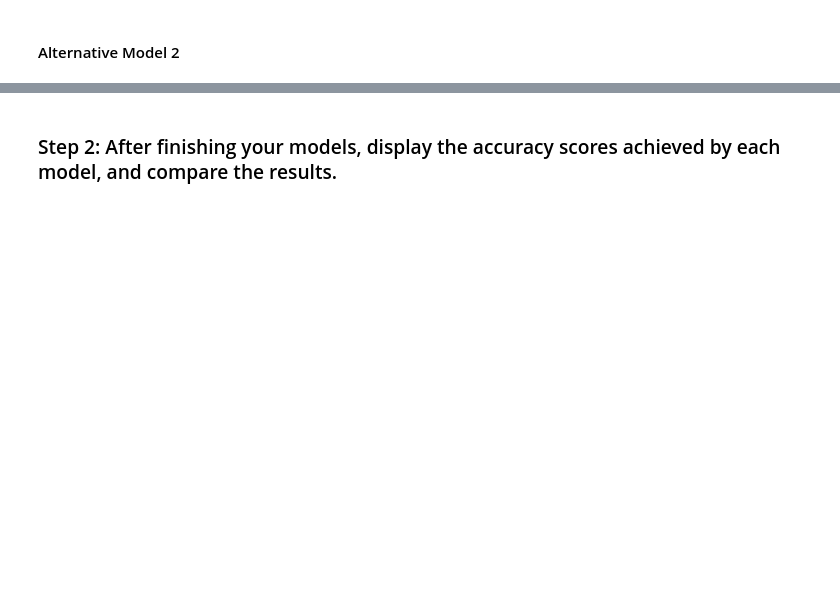
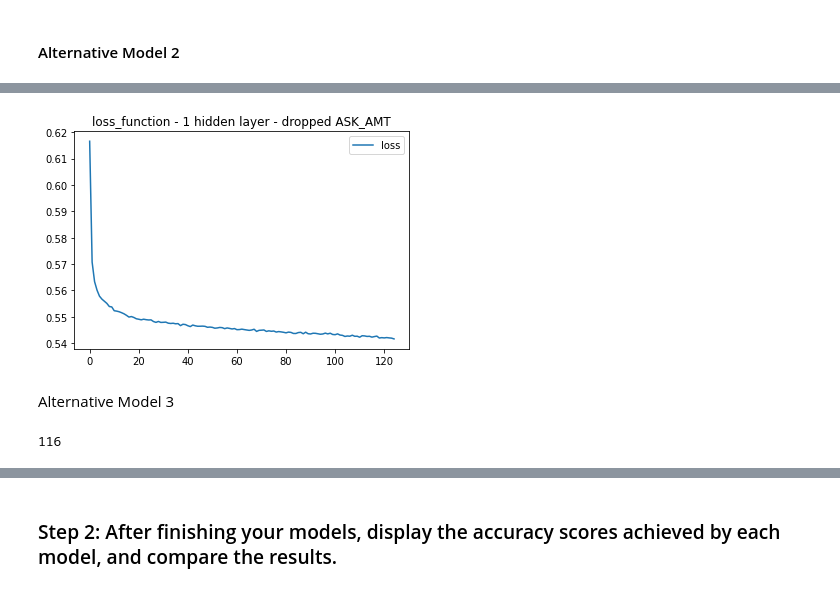
Before and after one commit to sangramsinghg/berkeley_fintech_module_13_challenge, a Jupyter notebook: GC_venture_funding_with_deep_learning.ipynb, the cells around one changed output, grey strips where cells are left out. Saved outputs shown, nothing was run; the diff lists cells and outputs as text; code cells hidden in the pictures; blank space fills up the shorter version.

```diff
--- a/GC_venture_funding_with_deep_learning.ipynb
+++ b/GC_venture_funding_with_deep_learning.ipynb
@@ -363,0 +543,12 @@ fit_model_A1 = # YOUR CODE HERE
+# %%
+# Create the Sequential model instance
+nn_a2 = Sequential()
+# %%
+# First hidden layer
+nn_a2.add(Dense(input_dim=number_input_features, units=hidden_nodes_layer1_a2, activation="relu"))
+
+# Output layer
+nn_a2.add(Dense(units=number_output_neurons_a2, activation="sigmoid"))
+
+# Check the structure of the model
+nn_a2.summary()
@@ -363,0 +568,16 @@ fit_model_A1 = # YOUR CODE HERE
+# %%
+# Compile the model
+nn_a2.compile(loss="binary_crossentropy", optimizer="adam", metrics=["accuracy"])
+# %%
+# Fit the model
+fit_model_a2 = nn_a2.fit(x_train_a2_scaled_reduced, y_train_a2, validation_split=0.3, epochs=125, verbose=0)
+# %%
+# Plot the Loss function
+plt.plot(fit_model_a2.history["loss"])
+plt.title("loss_function - 1 hidden layer - dropped ASK_AMT")
+plt.legend(["loss"])
+plt.show()
+# %% [output]
+[figure, added]
+# %% [markdown]
+Alternative Model 3
@@ -364,6 +605,8 @@ fit_model_A1 = # YOUR CODE HERE
 # %%
-# Define the the number of inputs (features) to the model
-number_input_features = len(X_train.iloc[0])
+# Figure out the number of features
+number_input_features = len(x.iloc[0])
 
 # Review the number of features
 number_input_features
+# %% [output]
+116
```
Also changed, not shown: parts of 52 cells of this notebook, 4 other files.
